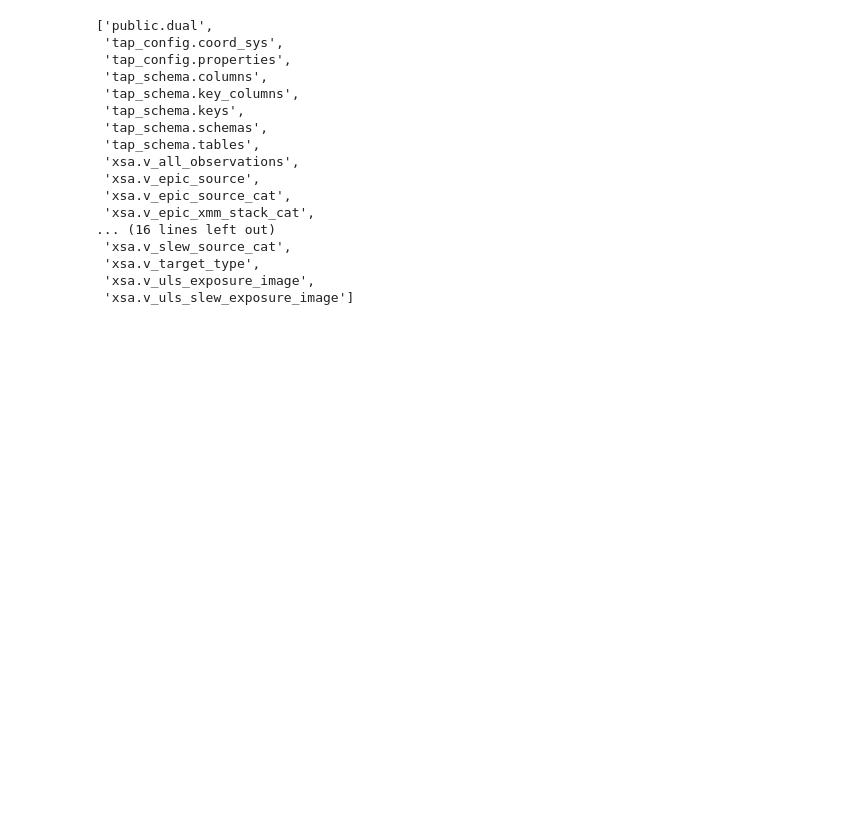
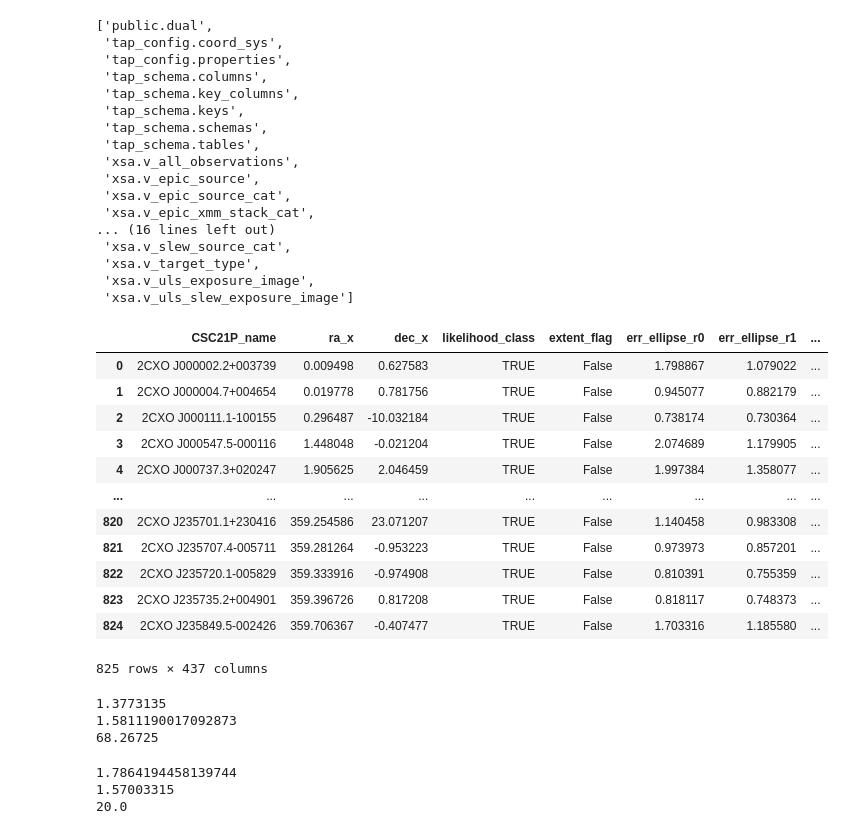
Before and after one commit to kciurleo/AGN, a Jupyter notebook: unorganized/xmm_stuff.ipynb, the cells around one changed output. Drawn from its saved outputs; the diff is of its cells as text; code cells hidden in the pictures; blank space fills up the shorter version.

```diff
--- a/unorganized/xmm_stuff.ipynb
+++ b/unorganized/xmm_stuff.ipynb
@@ -80,3 +80,37 @@ INFO: Done. [astroquery.utils.tap.core]
  'xsa.v_target_type',
  'xsa.v_uls_exposure_image',
  'xsa.v_uls_slew_exposure_image']
+# %%
+seyferts = pd.read_csv('/Users/kciurleo/Documents/kciurleo/AGN/csvs/seyferts.csv')
+# %%
+seyferts
+# %% [output]
+|  | CSC21P_name | ra_x | dec_x | likelihood_class | extent_flag | err_ellipse_r0 | err_ellipse_r1 | ... |
+| 0 | 2CXO J000002.2+003739 | 0.009498 | 0.627583 | TRUE | False | 1.798867 | 1.079022 | ... |
+| 1 | 2CXO J000004.7+004654 | 0.019778 | 0.781756 | TRUE | False | 0.945077 | 0.882179 | ... |
+| 2 | 2CXO J000111.1-100155 | 0.296487 | -10.032184 | TRUE | False | 0.738174 | 0.730364 | ... |
+| 3 | 2CXO J000547.5-000116 | 1.448048 | -0.021204 | TRUE | False | 2.074689 | 1.179905 | ... |
+| 4 | 2CXO J000737.3+020247 | 1.905625 | 2.046459 | TRUE | False | 1.997384 | 1.358077 | ... |
+| ... | ... | ... | ... | ... | ... | ... | ... | ... |
+| 820 | 2CXO J235701.1+230416 | 359.254586 | 23.071207 | TRUE | False | 1.140458 | 0.983308 | ... |
+| 821 | 2CXO J235707.4-005711 | 359.281264 | -0.953223 | TRUE | False | 0.973973 | 0.857201 | ... |
+| 822 | 2CXO J235720.1-005829 | 359.333916 | -0.974908 | TRUE | False | 0.810391 | 0.755359 | ... |
+| 823 | 2CXO J235735.2+004901 | 359.396726 | 0.817208 | TRUE | False | 0.818117 | 0.748373 | ... |
+| 824 | 2CXO J235849.5-002426 | 359.706367 | -0.407477 | TRUE | False | 1.703316 | 1.185580 | ... |
+825 rows × 437 columns
+# %%
+print(np.median(XMM['radec_err']))
+print(np.mean(XMM['radec_err']))
+print(np.max(XMM['radec_err']))
+# %% [output]
+1.3773135
+1.5811190017092873
+68.26725
+# %%
+print(np.mean(XMM['poserr']))
+print(np.median(XMM['poserr']))
+print(np.max(XMM['poserr']))
+# %% [output]
+1.7864194458139744
+1.57003315
+20.0
```
Also changed, not shown: parts of 2 cells of this notebook, 5 other files.
